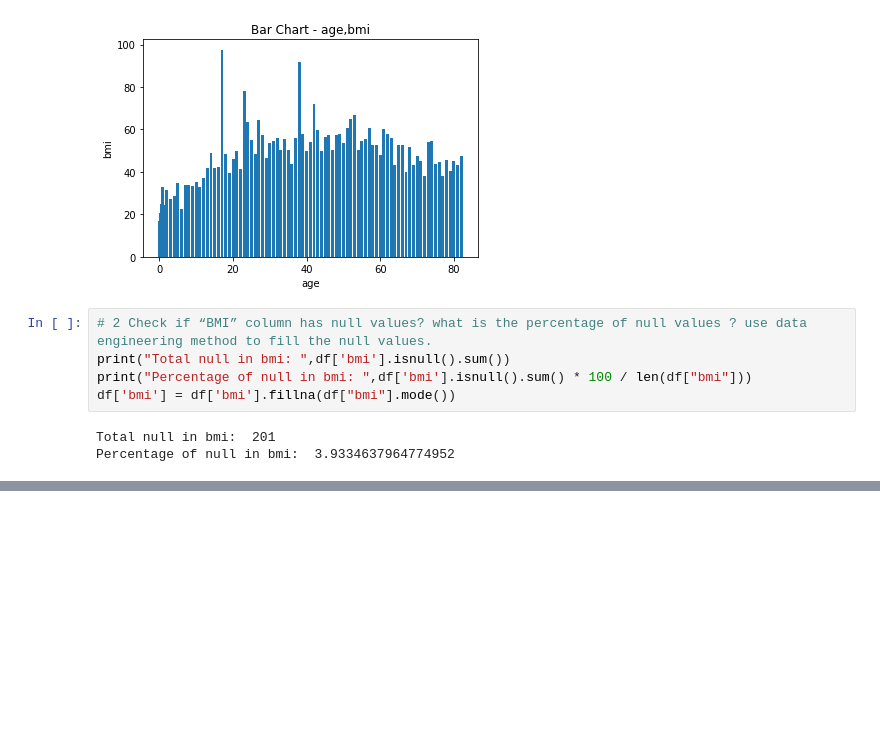
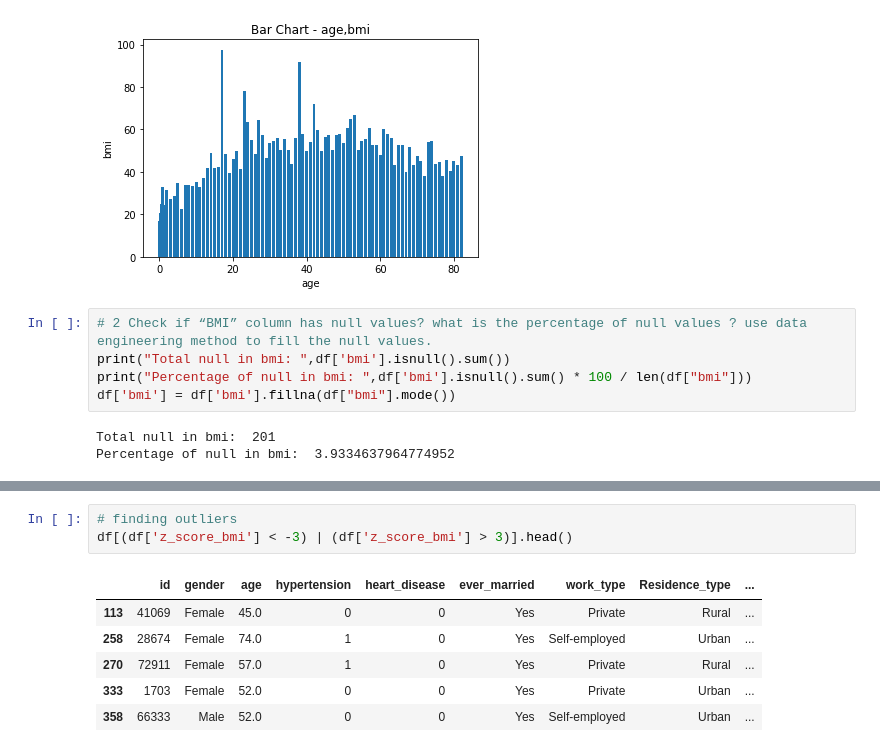
Before and after one commit to utkarsh-kharche-dax/Assignments, a Jupyter notebook: Data Science/DAX-DS-Assignment-2022-Utkarsh_Kharche/Data_Analytics/Data_Analytics.ipynb, the cells around one changed output, grey strips where cells are left out. Drawn from its saved outputs; the diff is of its cells as text; blank space fills up the shorter version.

```diff
--- a/Data Science/DAX-DS-Assignment-2022-Utkarsh_Kharche/Data_Analytics/Data_Analytics.ipynb
+++ b/Data Science/DAX-DS-Assignment-2022-Utkarsh_Kharche/Data_Analytics/Data_Analytics.ipynb
@@ -95,0 +112,10 @@ df['bmi'] = df['bmi'].fillna(df["bmi"].mode())
+# %%
+# finding outliers
+df[(df['z_score_bmi'] < -3) | (df['z_score_bmi'] > 3)].head()
+# %% [output]
+|  | id | gender | age | hypertension | heart_disease | ever_married | work_type | Residence_type | ... |
+| 113 | 41069 | Female | 45.0 | 0 | 0 | Yes | Private | Rural | ... |
+| 258 | 28674 | Female | 74.0 | 1 | 0 | Yes | Self-employed | Urban | ... |
+| 270 | 72911 | Female | 57.0 | 1 | 0 | Yes | Private | Rural | ... |
+| 333 | 1703 | Female | 52.0 | 0 | 0 | Yes | Private | Urban | ... |
+| 358 | 66333 | Male | 52.0 | 0 | 0 | Yes | Self-employed | Urban | ... |
```
Also changed, not shown: parts of 7 cells of this notebook.
